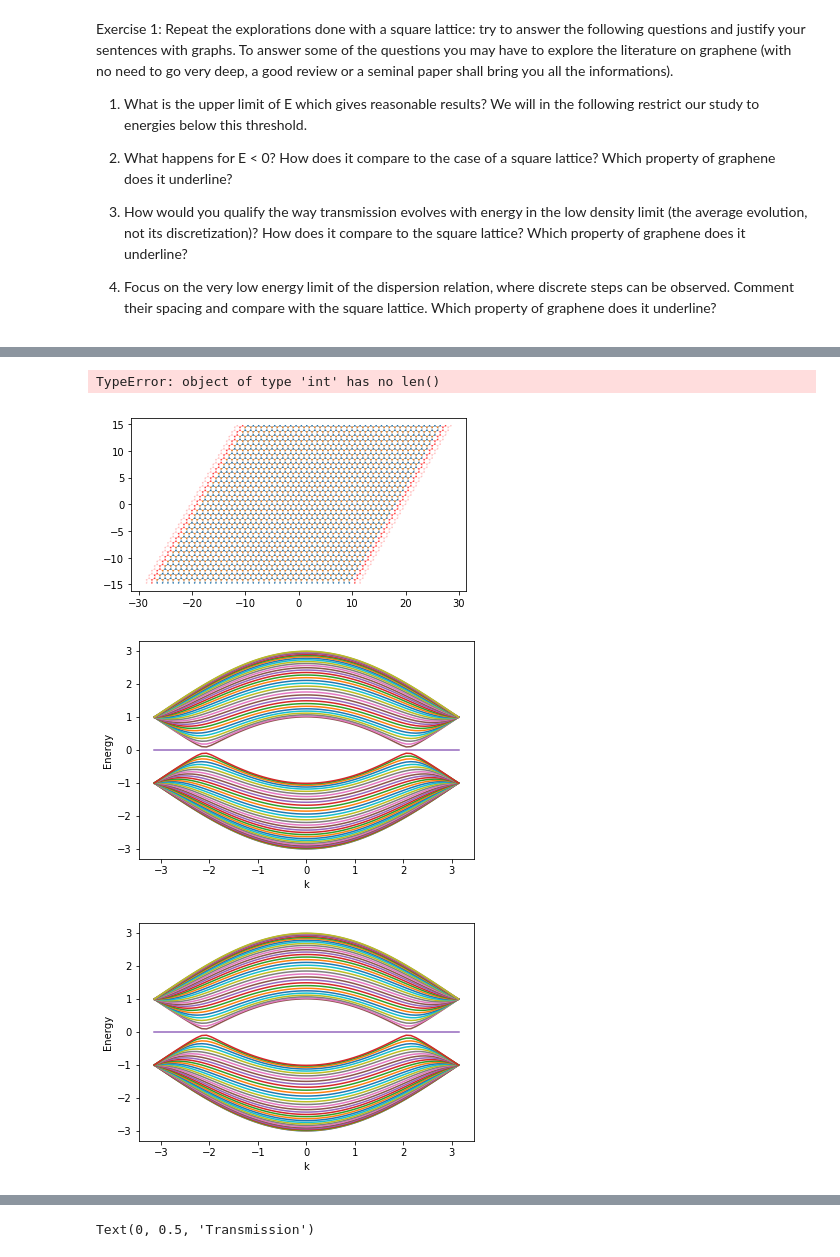
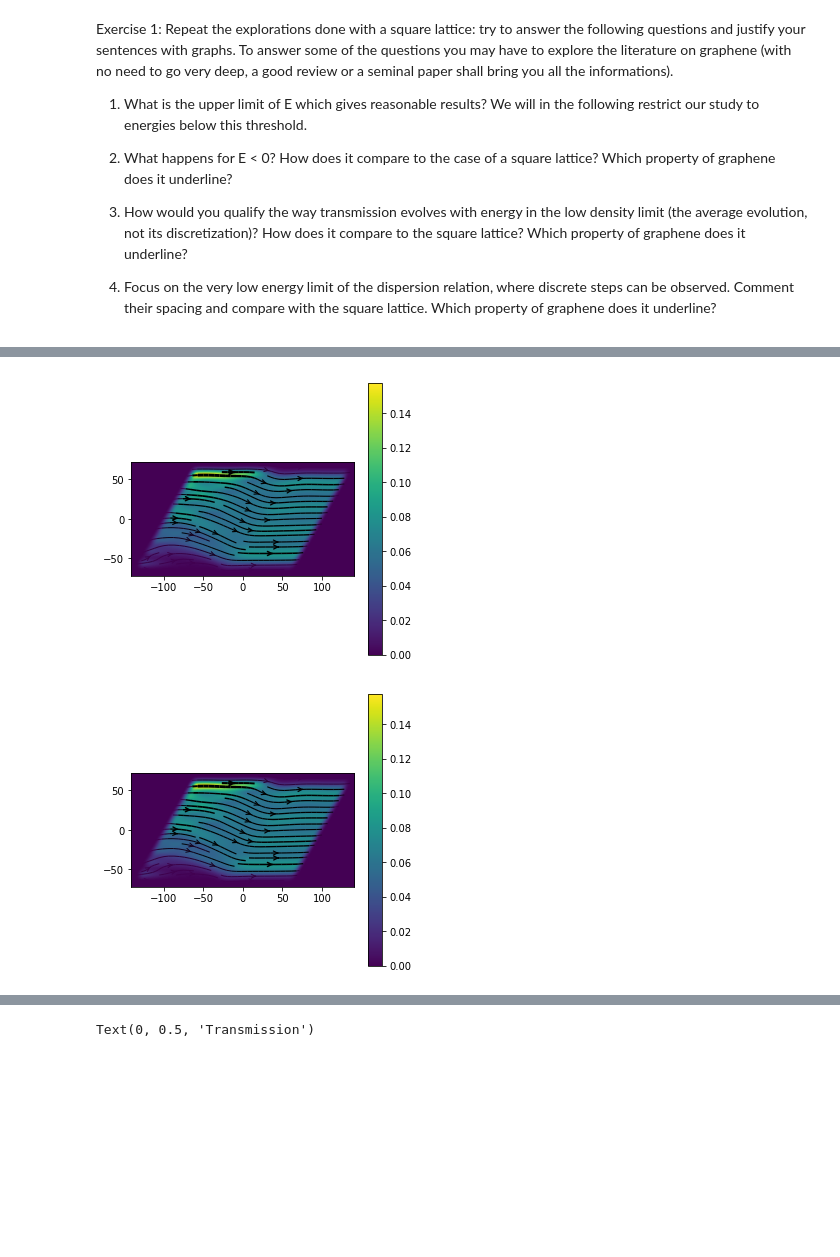
Before and after one commit to jeremiepirard/Kwant, a Jupyter notebook: GrapheneRibbon.ipynb, the cells around one changed output, grey strips where cells are left out. Drawn from its saved outputs; the diff is of its cells as text; code cells hidden in the pictures; blank space fills up the shorter version.

```diff
--- a/GrapheneRibbon.ipynb
+++ b/GrapheneRibbon.ipynb
@@ -95,10 +129,11 @@ kwant.plotter.bands(graph.leads[0])
 # %%
-wfs = kwant.wave_function(graph, energy=Ef) # to obtain the wave functions of the system
+wfs = kwant.wave_function(sys, energy=Ef) # to obtain the wave functions of the system
 
-J0 = kwant.operator.Current(graph)
+J0 = kwant.operator.Current(sys)
 wf_left = wfs(0)
 current = sum(J0(p) for p in wf_left)
 
-kwant.plotter.current(graph, current, cmap='viridis')
+kwant.plotter.current(sys, current, cmap='viridis')
 # %% [output]
-TypeError: object of type 'int' has no len()
+[figure, added]
+[figure, added]
@@ -112,16 +139,0 @@ if lambda_F/a < 2:
-# %%
-a = 1
-W = 30
-L = 20
-t = 1
-sys = make_system(a,W,L,t)
-
-kwant.plot(sys)
-
-# Finalize the system.
-graph = sys.finalized()
-kwant.plotter.bands(graph.leads[0])
-# %% [output]
-[figure, removed]
-[figure, removed]
-[figure, removed]
```
Also changed, not shown: parts of 22 cells of this notebook.
